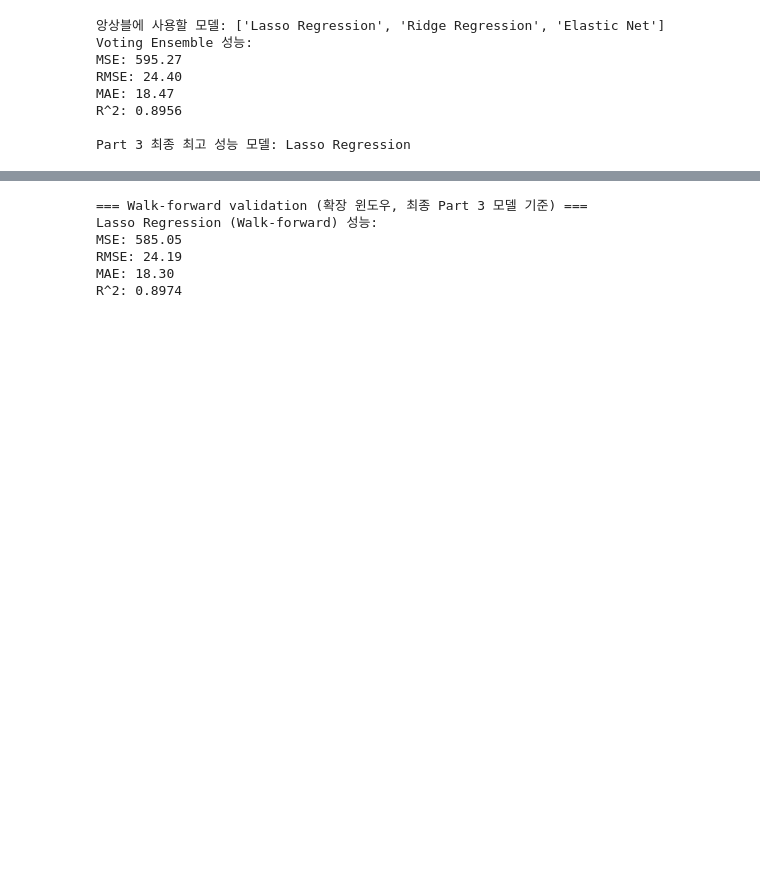
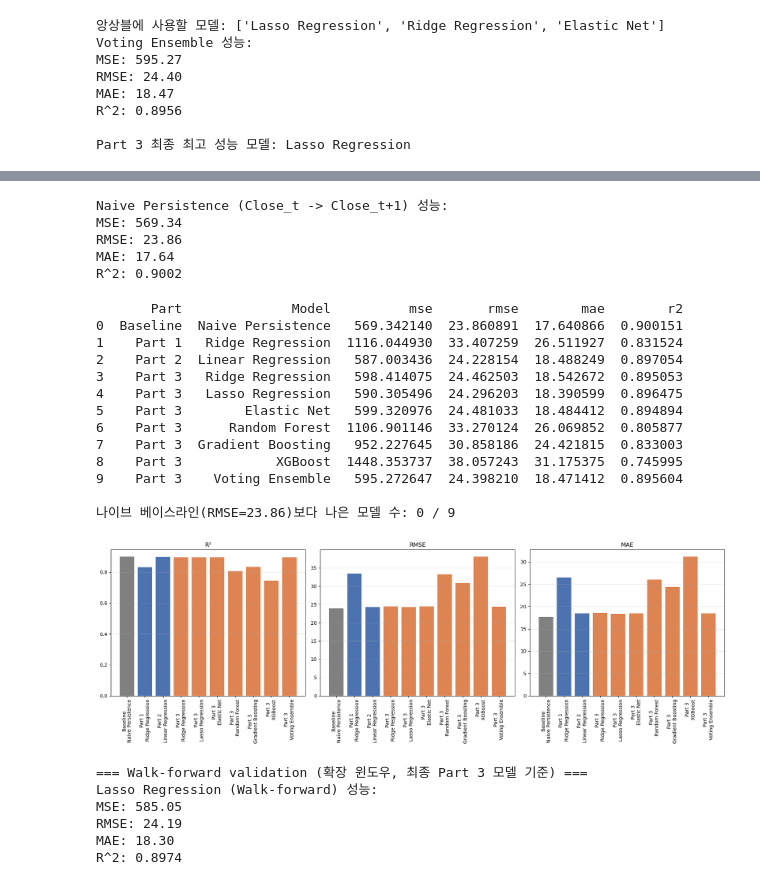
Before and after one commit to 0se0/hw1, a Jupyter notebook: machine_learning_hw1.ipynb, the cells around one changed output, grey strips where cells are left out. Cells and saved outputs as stored; diff of their text form; code cells hidden in the pictures; blank space fills up the shorter version.

```diff
--- a/machine_learning_hw1.ipynb
+++ b/machine_learning_hw1.ipynb
@@ -843,3 +808,60 @@ plt.show()
+# %%
+# 나이브 베이스라인: 다음날 종가 = 오늘 종가 (persistence baseline)
+# 종가 '레벨' 예측은 하루 사이 랜덤워크에 가까워, 아무 모델 없이 오늘 종가를
+# 그대로 복사하는 것만으로도 R2가 매우 높게 나올 수 있다. 우리 모델이 실제로
+# 이 단순 베이스라인보다 나은지 확인한다 (Part 3와 동일한 평가 대상 행 사용).
+naive_pred = test_features3['Close'].values
+naive_true = test_features3['Target'].values
+naive_result = evaluate_model(naive_true, naive_pred, 'Naive Persistence (Close_t -> Close_t+1)')
+# %% [output]
+Naive Persistence (Close_t -> Close_t+1) 성능:
+MSE: 569.34
+RMSE: 23.86
+MAE: 17.64
+R^2: 0.9002
+# %%
+# Baseline / Part 1 / Part 2 / Part 3 성능 비교
+comparison_rows = []
+comparison_rows.append({'Part': 'Baseline', 'Model': 'Naive Persistence', **naive_result})
+comparison_rows.append({'Part': 'Part 1', 'Model': best_model_name, **results_part1[best_model_name]})
+comparison_rows.append({'Part': 'Part 2', 'Model': best_model2_name, **results_part2[best_model2_name]})
+for name, res in tuned_results.items():
+    comparison_rows.append({'Part': 'Part 3', 'Model': name, **res})
+
+comparison_df = pd.DataFrame(comparison_rows)
+print(comparison_df)
+
+n_beating_baseline = (comparison_df.loc[comparison_df['Part'] != 'Baseline', 'rmse'] < naive_result['rmse']).sum()
+print(f"\n나이브 베이스라인(RMSE={naive_result['rmse']:.2f})보다 나은 모델 수: {n_beating_baseline} / {len(comparison_df) - 1}")
+
+fig, axes = plt.subplots(1, 3, figsize=(18, 6))
+labels = comparison_df['Part'] + '\n' + comparison_df['Model']
+part_colors = {'Baseline': '#808080', 'Part 1': '#4C72B0', 'Part 2': '#4C72B0', 'Part 3': '#DD8452'}
+colors = [part_colors[part] for part in comparison_df['Part']]
+for ax, metric, title in zip(axes, ['r2', 'rmse', 'mae'], ['R²', 'RMSE', 'MAE']):
+    ax.bar(labels, comparison_df[metric], color=colors)
+    ax.set_title(title)
+    ax.tick_params(axis='x', rotation=90)
+    ax.grid(True, axis='y', alpha=0.3)
+
+plt.tight_layout()
+plt.savefig('part3_model_comparison.png')
+plt.show()
+# %% [output]
+       Part              Model          mse       rmse        mae        r2
+0  Baseline  Naive Persistence   569.342140  23.860891  17.640866  0.900151
+1    Part 1   Ridge Regression  1116.044930  33.407259  26.511927  0.831524
+2    Part 2  Linear Regression   587.003436  24.228154  18.488249  0.897054
+3    Part 3   Ridge Regression   598.414075  24.462503  18.542672  0.895053
+4    Part 3   Lasso Regression   590.305496  24.296203  18.390599  0.896475
+5    Part 3        Elastic Net   599.320976  24.481033  18.484412  0.894894
+6    Part 3      Random Forest  1106.901146  33.270124  26.069852  0.805877
+7    Part 3  Gradient Boosting   952.227645  30.858186  24.421815  0.833003
+8    Part 3            XGBoost  1448.353737  38.057243  31.175375  0.745995
+9    Part 3    Voting Ensemble   595.272647  24.398210  18.471412  0.895604
+
+나이브 베이스라인(RMSE=23.86)보다 나은 모델 수: 0 / 9
+[figure, added]
 # %%
 def walk_forward_validate(model, X_train, y_train, X_test, y_test, step=21):
     """확장 윈도우 방식으로 step 크기만큼 예측 후 실제값을 히스토리에 포함시켜 재학습"""
```
Also changed, not shown: parts of 2 cells of this notebook, 2 other files.
